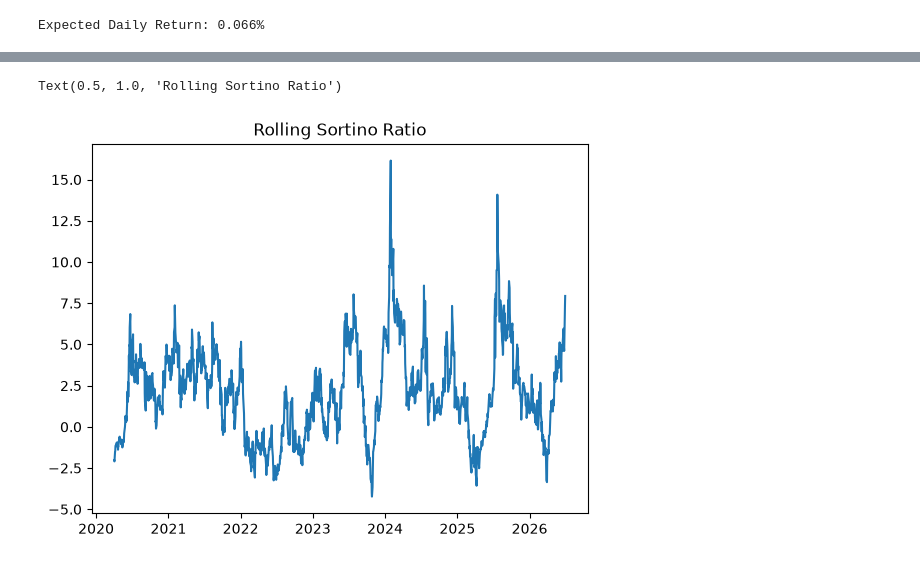
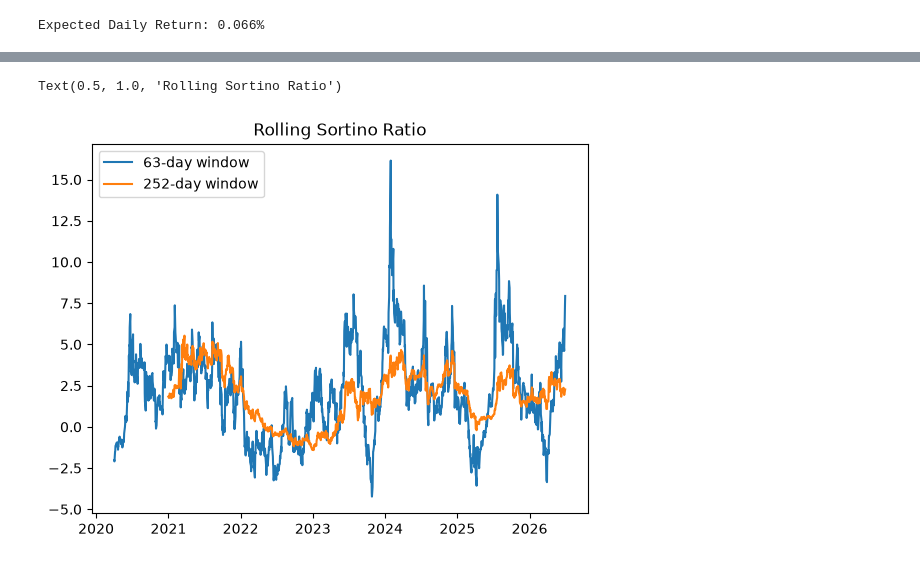
Before and after one commit to giroux-jack/portfolio-tear-sheet, a Jupyter notebook: tear_sheet.ipynb, the cells around one changed output, grey strips where cells are left out. Drawn from its saved outputs; the diff is of its cells as text; code cells hidden in the pictures.

```diff
--- a/tear_sheet.ipynb
+++ b/tear_sheet.ipynb
@@ -213,9 +237,12 @@ Kelly Criterion Fraction of Bankroll: 396.37%
 # %%
-window = 63 # quarter
-rolling_vol = daily_returns.rolling(window).std()*np.sqrt(252)
-
-plt.plot(rolling_vol)
+window1 = 63 # quarter
+window2 = 252 # annual
+rolling_vol1 = daily_returns.rolling(window1).std()*np.sqrt(252)
+rolling_vol2 = daily_returns.rolling(window2).std()*np.sqrt(252)
+plt.plot(rolling_vol1, label=f"{window1}-day window")
+plt.plot(rolling_vol2, label=f"{window2}-day window")
 plt.ylabel('Annualized Vol.')
 plt.title('Rolling Volatility (63-day mean)')
+plt.legend()
 plt.show()
 # %% [output]
@@ -223,12 +266,18 @@ plt.show()
 # %%
-window = 252
-rolling_mean = daily_returns.rolling(window).mean()
+window1 = 63
+rolling_mean1 = daily_returns.rolling(window1).mean()
+rolling_std1 = daily_returns.rolling(window1).std()
+rolling_sharpe1 = ((rolling_mean1 - rfr_daily) / rolling_std1) * np.sqrt(252)
 
-rolling_std = daily_returns.rolling(window).std()
+window2 = 252
+rolling_mean2 = daily_returns.rolling(window2).mean()
+rolling_std2 = daily_returns.rolling(window2).std()
+rolling_sharpe2 = ((rolling_mean2 - rfr_daily) / rolling_std2) * np.sqrt(252)
 
-rolling_sharpe = ((rolling_mean - rfr/252) / rolling_std) * np.sqrt(252)
 
-plt.plot(rolling_sharpe)
+plt.plot(rolling_sharpe1, label=f"{window1}-day window")
+plt.plot(rolling_sharpe2, label=f"{window2}-day window")
+plt.legend()
 plt.title('Rolling Sharpe Ratio')
 # %% [output]
 Text(0.5, 1.0, 'Rolling Sharpe Ratio')
@@ -236,14 +299,18 @@ Text(0.5, 1.0, 'Rolling Sharpe Ratio')
 # %%
-window = 63
+window1 = 63
+window2 = 252
 
 downside_returns = np.minimum(daily_returns - rfr_daily, 0)
 
-rolling_downside_std = np.sqrt((downside_returns**2).rolling(window).mean())
+rolling_downside_std1 = np.sqrt((downside_returns**2).rolling(window).mean())
+rolling_downside_std2 = np.sqrt((downside_returns**2).rolling(window).mean())
+rolling_sortino1 = ((daily_returns.rolling(window1).mean() - rfr/252) / rolling_downside_std) * np.sqrt(252)
+rolling_sortino2 = ((daily_returns.rolling(window2).mean() - rfr/252) / rolling_downside_std) * np.sqrt(252)
 
-rolling_sortino = ((daily_returns.rolling(window).mean() - rfr/252) / rolling_downside_std) * np.sqrt(252)
-
-plt.plot(rolling_sortino)
+plt.plot(rolling_sortino1, label=f"{window1}-day window")
+plt.plot(rolling_sortino2, label=f"{window2}-day window")
+plt.legend()
 plt.title("Rolling Sortino Ratio")
 # %% [output]
 Text(0.5, 1.0, 'Rolling Sortino Ratio')
-[figure, old version]
+[figure, new version]
```
Also changed, not shown: parts of 17 cells of this notebook.
